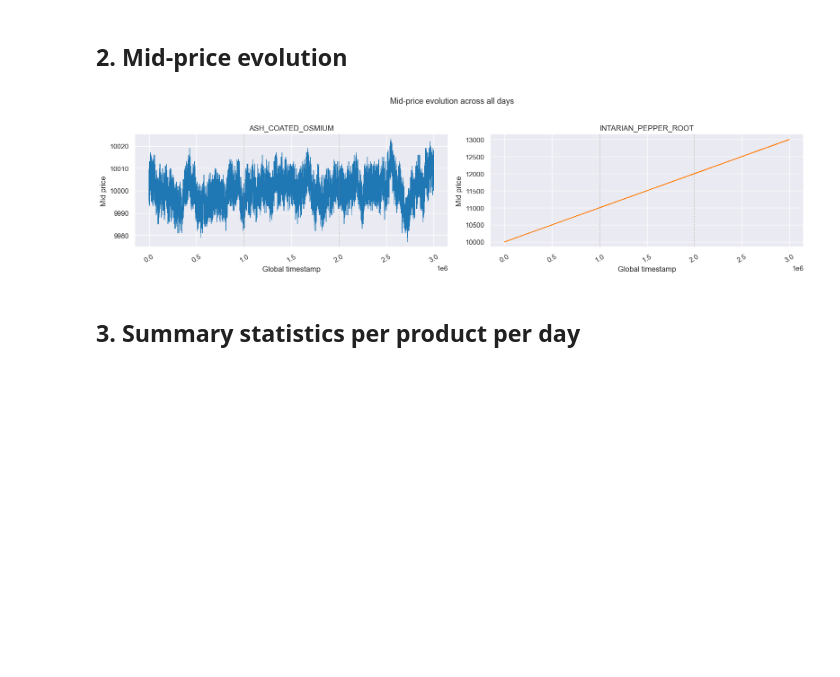
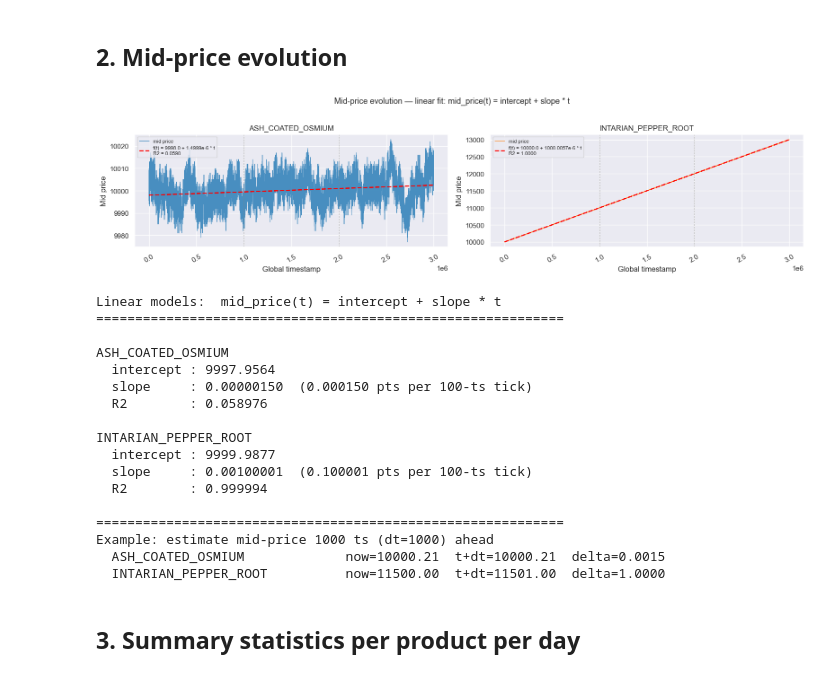
Before and after one commit to Armand279/Bart-Technologies-IMC-Prosperity-4, a Jupyter notebook: notebooks/round1.ipynb, the cells around one changed output. Drawn from its saved outputs; the diff is of its cells as text; code cells hidden in the pictures; blank space fills up the shorter version.

```diff
--- a/notebooks/round1.ipynb
+++ b/notebooks/round1.ipynb
@@ -71,31 +71,85 @@ Remaining NaNs: 0
 # %% [markdown]
 ## 2. Mid-price evolution
 # %%
+from scipy.stats import linregress
+
 products = sorted(prices['product'].unique())
 colors = sns.color_palette('tab10', len(products))
 
-# products = sorted(prices['product'].unique())
-# colors = sns.color_palette('tab10', len(products))
+# Fit linear model mid_price(t) = intercept + slope * t for each product
+linear_models = {}
+for product in products:
+    df = prices[prices['product'] == product].sort_values('global_ts')
+    slope, intercept, r, _, _ = linregress(df['global_ts'], df['mid_price'])
+    linear_models[product] = {'slope': slope, 'intercept': intercept, 'r2': r**2}
 
+def estimate_mid(product, t):
+    """Estimated mid-price at global timestamp t using the linear fit."""
+    m = linear_models[product]
+    return m['intercept'] + m['slope'] * t
+
+# Plot
 fig, axes = plt.subplots(1, len(products), sharey=False, figsize=(16, 4))
 
 for ax, product, color in zip(axes, products, colors):
     df = prices[prices['product'] == product].sort_values('global_ts')
-    ax.plot(df['global_ts'], df['mid_price'], lw=0.7, color=color)
-    # Day separators
+    m  = linear_models[product]
+
+    ax.plot(df['global_ts'], df['mid_price'], lw=0.7, color=color, alpha=0.8, label='mid price')
+
+    x_fit = np.array([df['global_ts'].min(), df['global_ts'].max()])
+    ax.plot(x_fit, m['intercept'] + m['slope'] * x_fit,
+            color='red', lw=1.8, ls='--',
+            label=f"f(t) = {m['intercept']:.1f} + {m['slope']*1e6:.4f}e-6 * t\nR2 = {m['r2']:.4f}")
+
     for day in DAYS[1:]:
-        sep = (day + 2) * 1_000_000
-        ax.axvline(sep, color='gray', ls='--', lw=0.8, alpha=0.6)
+        ax.axvline((day + 2) * 1_000_000, color='gray', ls='--', lw=0.8, alpha=0.6)
+
     ax.set_title(product)
     ax.set_xlabel('Global timestamp')
     ax.set_ylabel('Mid price')
     ax.tick_params(axis='x', rotation=30)
+    ax.legend(fontsize=8)
 
-fig.suptitle('Mid-price evolution across all days', fontsize=13, y=1.02)
+fig.suptitle('Mid-price evolution — linear fit: mid_price(t) = intercept + slope * t', fontsize=13, y=1.02)
 plt.tight_layout()
 plt.show()
+
+# Model summary + t+dt prediction example
+print("Linear models:  mid_price(t) = intercept + slope * t")
+print("=" * 60)
+for product, m in linear_models.items():
+    print(f"\n{product}")
+    print(f"  intercept : {m['intercept']:.4f}")
+    print(f"  slope     : {m['slope']:.8f}  ({m['slope']*100:.6f} pts per 100-ts tick)")
+    print(f"  R2        : {m['r2']:.6f}")
+
+print("\n" + "=" * 60)
+print("Example: estimate mid-price 1000 ts (dt=1000) ahead")
+t_now, dt = 1_500_000, 1_000
+for product in products:
+    now   = estimate_mid(product, t_now)
+    later = estimate_mid(product, t_now + dt)
+    print(f"  {product:<28}  now={now:.2f}  t+dt={later:.2f}  delta={later-now:.4f}")
 # %% [output]
-[figure, old version]
+[figure, new version]
+Linear models:  mid_price(t) = intercept + slope * t
+============================================================
+
+ASH_COATED_OSMIUM
+  intercept : 9997.9564
+  slope     : 0.00000150  (0.000150 pts per 100-ts tick)
+  R2        : 0.058976
+
+INTARIAN_PEPPER_ROOT
+  intercept : 9999.9877
+  slope     : 0.00100001  (0.100001 pts per 100-ts tick)
+  R2        : 0.999994
+
+============================================================
+Example: estimate mid-price 1000 ts (dt=1000) ahead
+  ASH_COATED_OSMIUM             now=10000.21  t+dt=10000.21  delta=0.0015
+  INTARIAN_PEPPER_ROOT          now=11500.00  t+dt=11501.00  delta=1.0000
 # %% [markdown]
 ## 3. Summary statistics per product per day
 # %%
```
Also changed, not shown: parts of 1 cell of this notebook.
